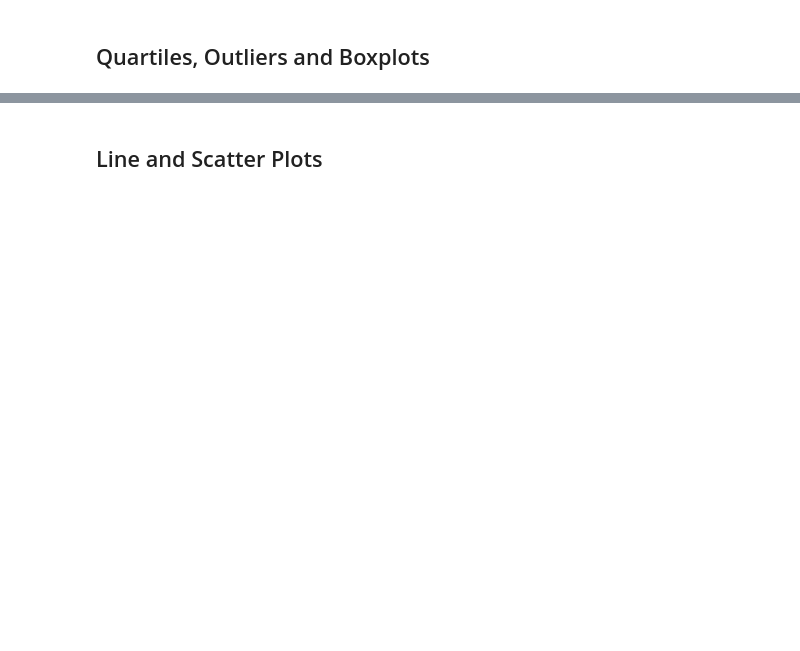
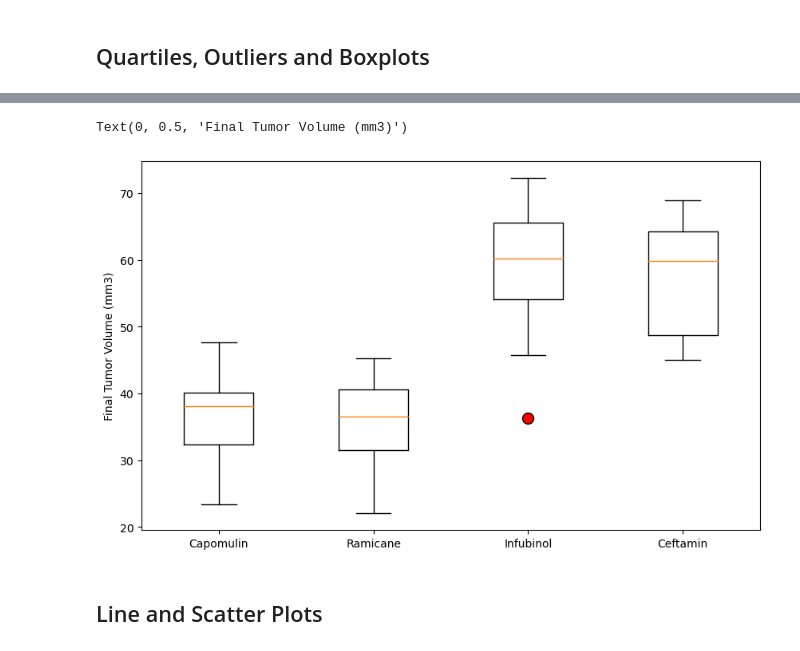
Before and after one commit to truongjo4/matlib-challenge, a Jupyter notebook: Pymaceuticals/main.ipynb, the cells around one changed output, grey strips where cells are left out. Drawn from its saved outputs; the diff is of its cells as text; code cells hidden in the pictures; blank space fills up the shorter version.

```diff
--- a/Pymaceuticals/main.ipynb
+++ b/Pymaceuticals/main.ipynb
@@ -234,0 +246,34 @@ Ceftamin's potential outliers: Series([], Name: Tumor Volume (mm3), dtype: float
+# %%
+# Create empty dictionary of lists for each treatment
+tumor_data = {"Capomulin":[], "Ramicane":[], "Infubinol":[],"Ceftamin":[]}
+
+# Grab tumor volume per mouse for each treatment type - iterate each row in tumor volume -> add the values of tumor volume into their respective keys in dictionary
+for index, row in cleaned_df_specific.iterrows():
+    key = row["Drug Regimen"]
+    value = row["Tumor Volume (mm3)"]
+    tumor_data[key].append(value)
+
+
+# Calculate the IQR and quantitatively determine if there are any potential outliers -
+tumor_df = pd.DataFrame(tumor_data)
+tumor_upper = tumor_df.quantile(0.75)
+tumor_lower = tumor_df.quantile(0.25)
+tumor_iqr = tumor_upper - tumor_lower
+
+# Determining upper and lower bound for outliers
+tumor_lowerbound = tumor_lower - (1.5*tumor_iqr)
+tumor_upperbound = tumor_upper + (1.5*tumor_iqr)
+
+# Print out outlier values for each drug regimen
+print(f"Values above these following values could be outliers:\n\
+{tumor_upperbound}")
+print(f"fValues below these following values could be outliers:\n\
+{tumor_lowerbound}")
+
+# Creating a for loop over the dictionary of lists - all outliers will be noted - .loc used since the tumor_lowerbound/upperbound variables is techincally a Pandas series
+for key, values in tumor_data.items():
+    for value in values:
+        if value < tumor_lowerbound.loc[key]:
+            print(f"Potential Outliers (lower-bound): {key} {value}")
+        elif value > tumor_upperbound.loc[key]:
+            print(f"Potential Outliers (upper-bound): {key} {value}")
@@ -235,2 +294,14 @@ Ceftamin's potential outliers: Series([], Name: Tumor Volume (mm3), dtype: float
+# %%
+### Generate a box plot that shows the distrubution of the tumor volume for each treatment group.
+# Label from the keys in the previous dictionary
+labels = list(tumor_data.keys())
+
+# Create boxplot - red circle marker for outliers
+fig, ax1 = plt.subplots(figsize=(10,6))
+ax1.boxplot(tumor_df,labels=labels,flierprops={'markersize':10, 'markerfacecolor':'red'})
+ax1.set_ylabel("Final Tumor Volume (mm3)")
+# %% [output]
+Text(0, 0.5, 'Final Tumor Volume (mm3)')
+[figure, added]
 # %% [markdown]
 ## Line and Scatter Plots
```
Also changed, not shown: parts of 15 cells of this notebook, 1 other file.
